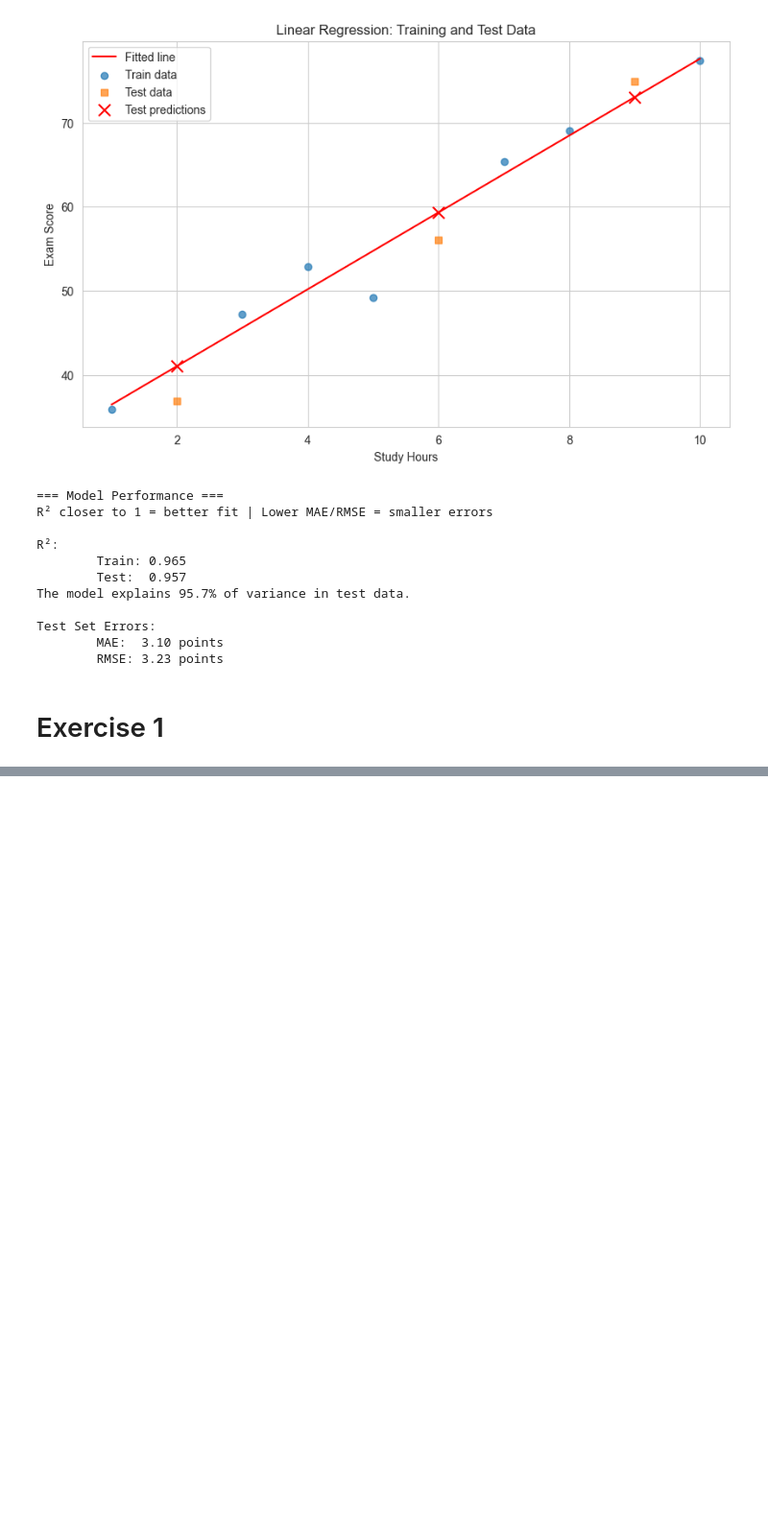
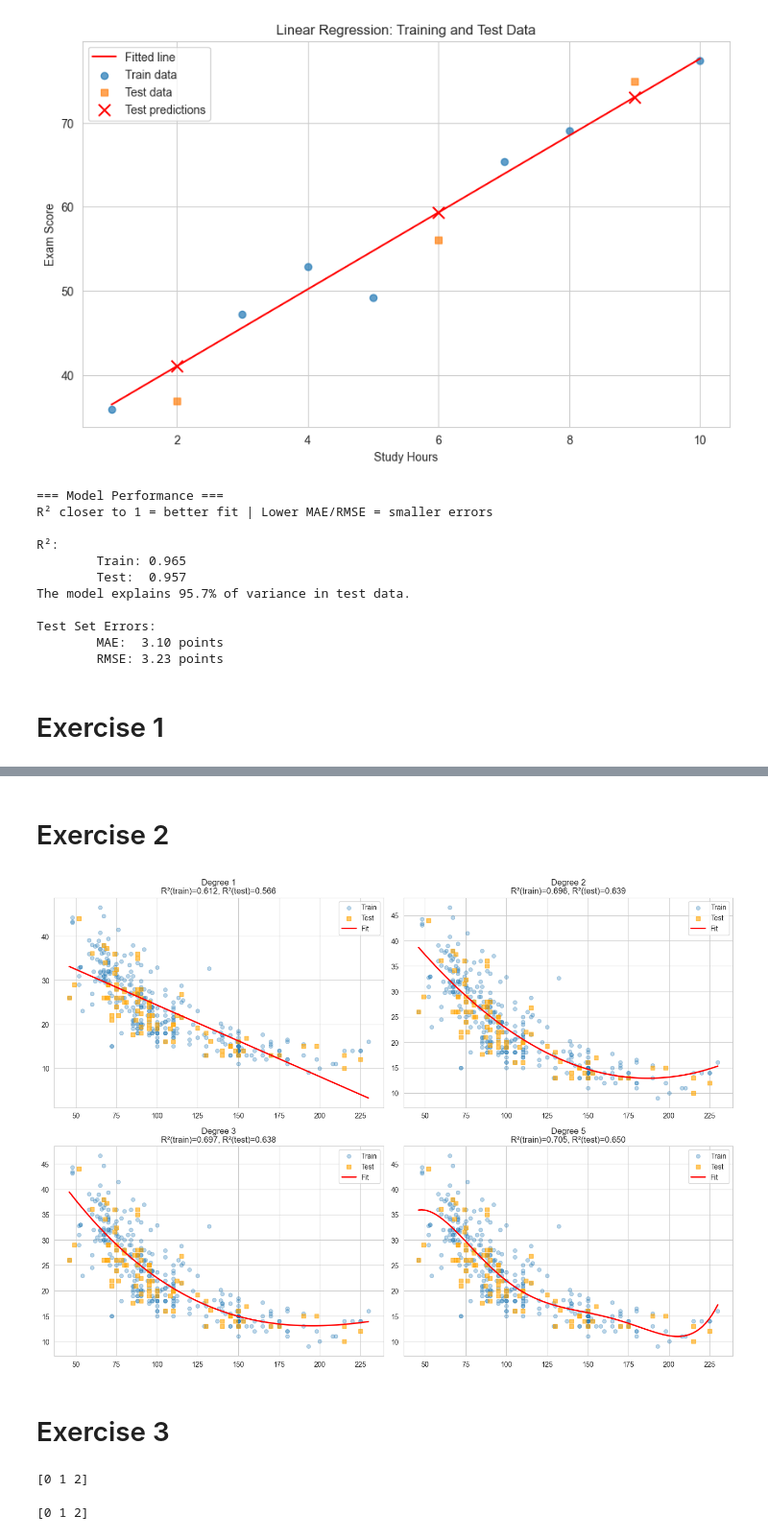
Before and after one commit to QBiostats/EfDS_Assignments, a Jupyter notebook: Lecture_12_Lecture_exercises.ipynb, the cells around one changed output, grey strips where cells are left out. Shown at 96% size. Drawn from its saved outputs; the diff is of its cells as text; code cells hidden in the pictures; blank space fills up the shorter version.

```diff
--- a/Lecture_12_Lecture_exercises.ipynb
+++ b/Lecture_12_Lecture_exercises.ipynb
@@ -189,0 +216,53 @@ plt.show()
+# %% [markdown]
+# Exercise 2
+# %%
+import seaborn as sns
+import pandas as pd
+import numpy as np
+import matplotlib.pyplot as plt
+from sklearn.model_selection import train_test_split
+from sklearn.preprocessing import PolynomialFeatures
+from sklearn.linear_model import LinearRegression
+from sklearn.pipeline import make_pipeline
+
+df_mpg = sns.load_dataset("mpg")
+df_clean = df_mpg.dropna(subset=['horsepower'])
+
+X_poly = df_clean[['horsepower']]
+y_poly = df_clean['mpg']
+
+X_train_p, X_test_p, y_train_p, y_test_p = train_test_split(
+    X_poly, y_poly, test_size=0.2, random_state=42
+)
+
+degrees = [1, 2, 3, 5]
+fig, axes = plt.subplots(2, 2, figsize=(14, 10))
+axes = axes.ravel()
+
+X_range = np.linspace(X_poly.min(), X_poly.max(), 100).reshape(-1, 1)
+
+for idx, degree in enumerate(degrees):
+    model_poly = make_pipeline(
+        PolynomialFeatures(degree=degree, include_bias=False),
+        LinearRegression()
+    )
+
+
+    model_poly.fit(X_train_p, y_train_p)
+
+    r2_train = model_poly.score(X_train_p, y_train_p)
+    r2_test = model_poly.score(X_test_p, y_test_p)
+    y_range_pred = model_poly.predict(X_range)
+
+    axes[idx].scatter(X_train_p, y_train_p, alpha=0.3, label='Train', s=30)
+    axes[idx].scatter(X_test_p, y_test_p, alpha=0.6, label='Test', s=30, marker='s', color='orange')
+    axes[idx].plot(X_range, y_range_pred, 'r-', linewidth=2, label='Fit')
+    axes[idx].set_title(f'Degree {degree}\nR²(train)={r2_train:.3f}, R²(test)={r2_test:.3f}')
+    axes[idx].legend()
+
+plt.tight_layout()
+plt.show()
+# %% [output]
+[figure, added]
+# %% [markdown]
+# Exercise 3
@@ -189,0 +292,16 @@ plt.show()
+# %%
+mapping = {'setosa': 0, 'versicolor': 1, 'virginica': 2}
+y_manual = iris['species'].map(mapping)
+
+print(y_manual.unique())
+# %% [output]
+[0 1 2]
+# %%
+from sklearn.preprocessing import LabelEncoder
+
+le = LabelEncoder()
+y_sklearn = le.fit_transform(iris['species'])
+
+print(np.unique(y_sklearn))
+# %% [output]
+[0 1 2]
```
Also changed, not shown: parts of 6 cells of this notebook.
